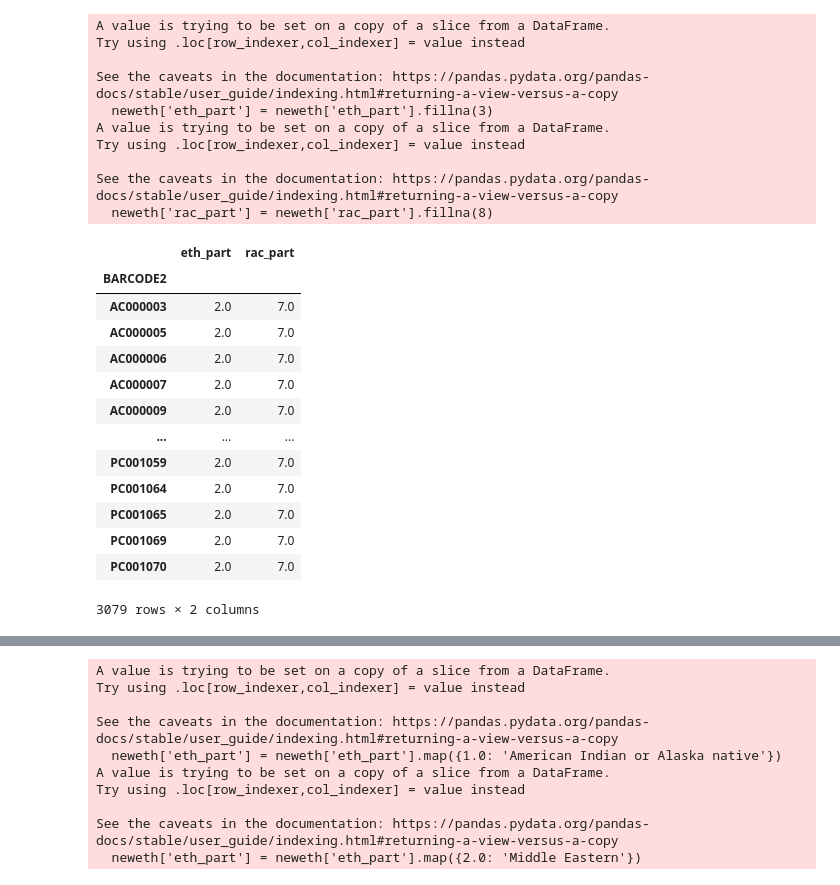
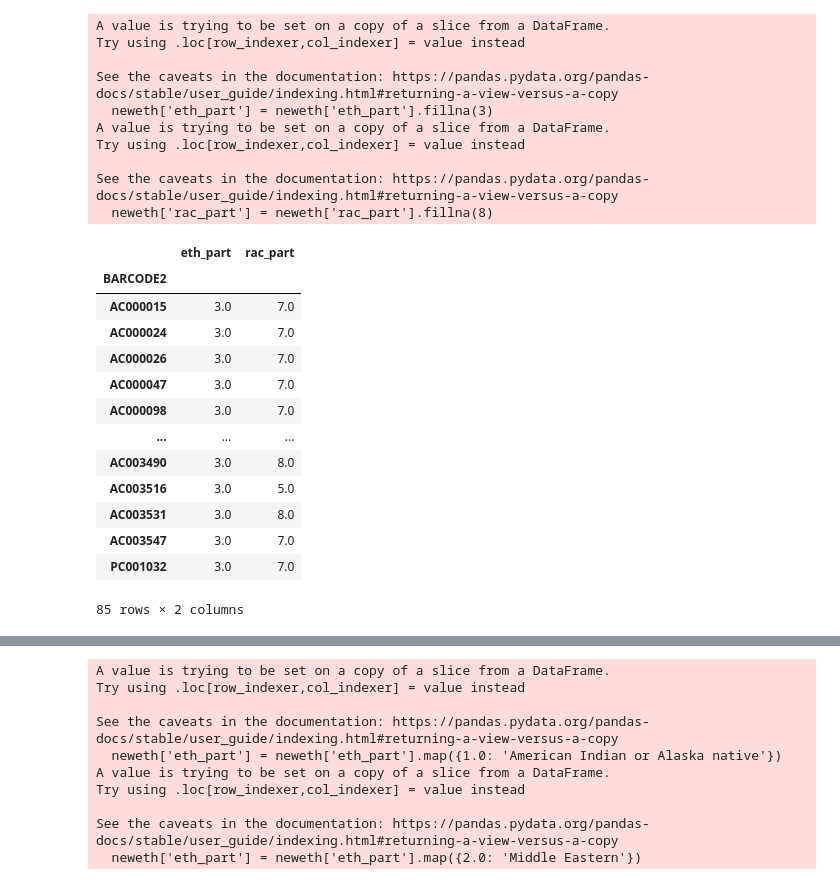
Before and after one commit to MGKane23/accelerate-cure, a Jupyter notebook: eth-profiling.ipynb, the cells around one changed output, grey strips where cells are left out. Drawn from its saved outputs; the diff is of its cells as text; code cells hidden in the pictures.

```diff
--- a/eth-profiling.ipynb
+++ b/eth-profiling.ipynb
@@ -65,20 +81,20 @@ Try using .loc[row_indexer,col_indexer] = value instead
 See the caveats in the documentation: https://pandas.pydata.org/pandas-docs/stable/user_guide/indexing.html#returning-a-view-versus-a-copy
   neweth['rac_part'] = neweth['rac_part'].fillna(8)
 # %%
-neweth.loc[neweth.eth_part == 3]
-neweth
+look = neweth.loc[neweth.eth_part == 3]
+look
 # %% [output]
 |  | eth_part | rac_part |
 | BARCODE2 |  |  |
-| AC000003 | 2.0 | 7.0 |
-| AC000005 | 2.0 | 7.0 |
-| AC000006 | 2.0 | 7.0 |
-| AC000007 | 2.0 | 7.0 |
-| AC000009 | 2.0 | 7.0 |
+| AC000015 | 3.0 | 7.0 |
+| AC000024 | 3.0 | 7.0 |
+| AC000026 | 3.0 | 7.0 |
+| AC000047 | 3.0 | 7.0 |
+| AC000098 | 3.0 | 7.0 |
 | ... | ... | ... |
-| PC001059 | 2.0 | 7.0 |
-| PC001064 | 2.0 | 7.0 |
-| PC001065 | 2.0 | 7.0 |
-| PC001069 | 2.0 | 7.0 |
-| PC001070 | 2.0 | 7.0 |
+| AC003490 | 3.0 | 8.0 |
+| AC003516 | 3.0 | 5.0 |
+| AC003531 | 3.0 | 8.0 |
+| AC003547 | 3.0 | 7.0 |
+| PC001032 | 3.0 | 7.0 |
-3079 rows × 2 columns
+85 rows × 2 columns
```
Also changed, not shown: parts of 5 cells of this notebook, 1 other file.
